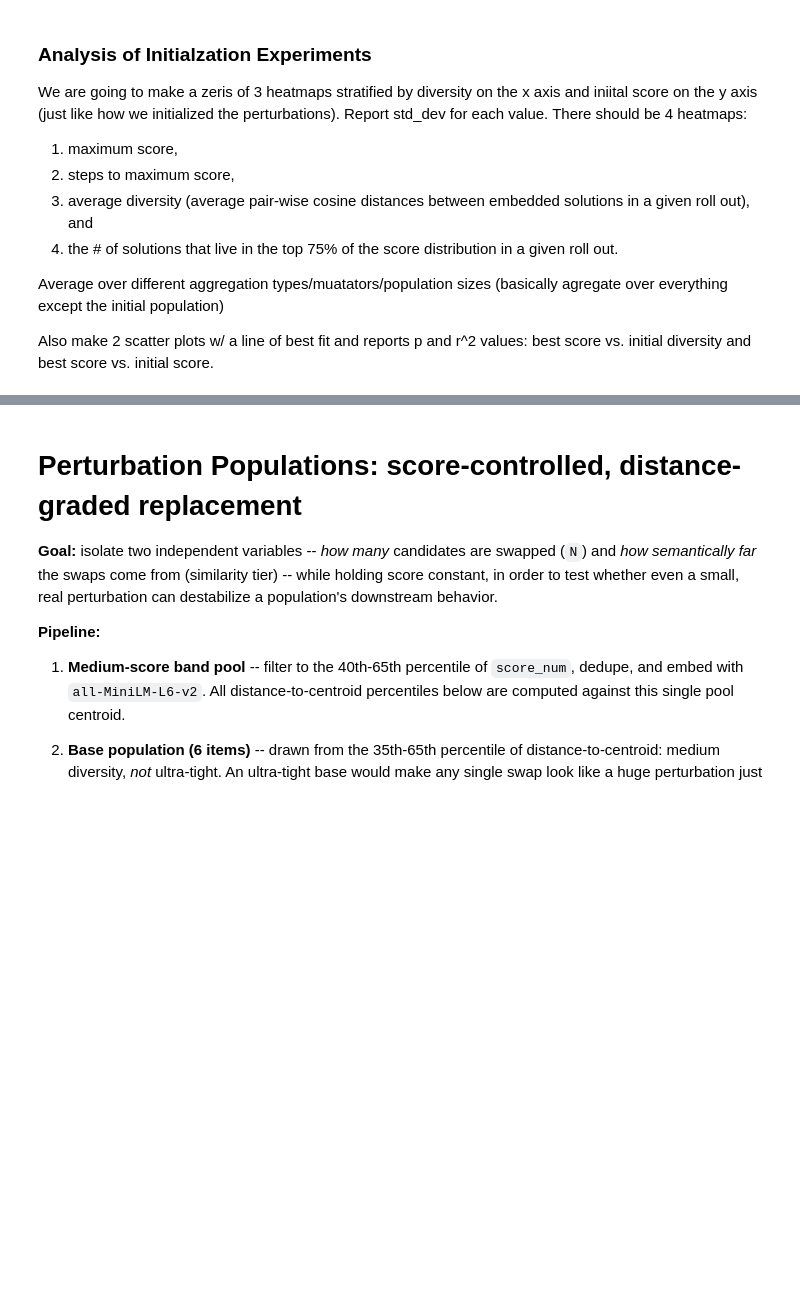
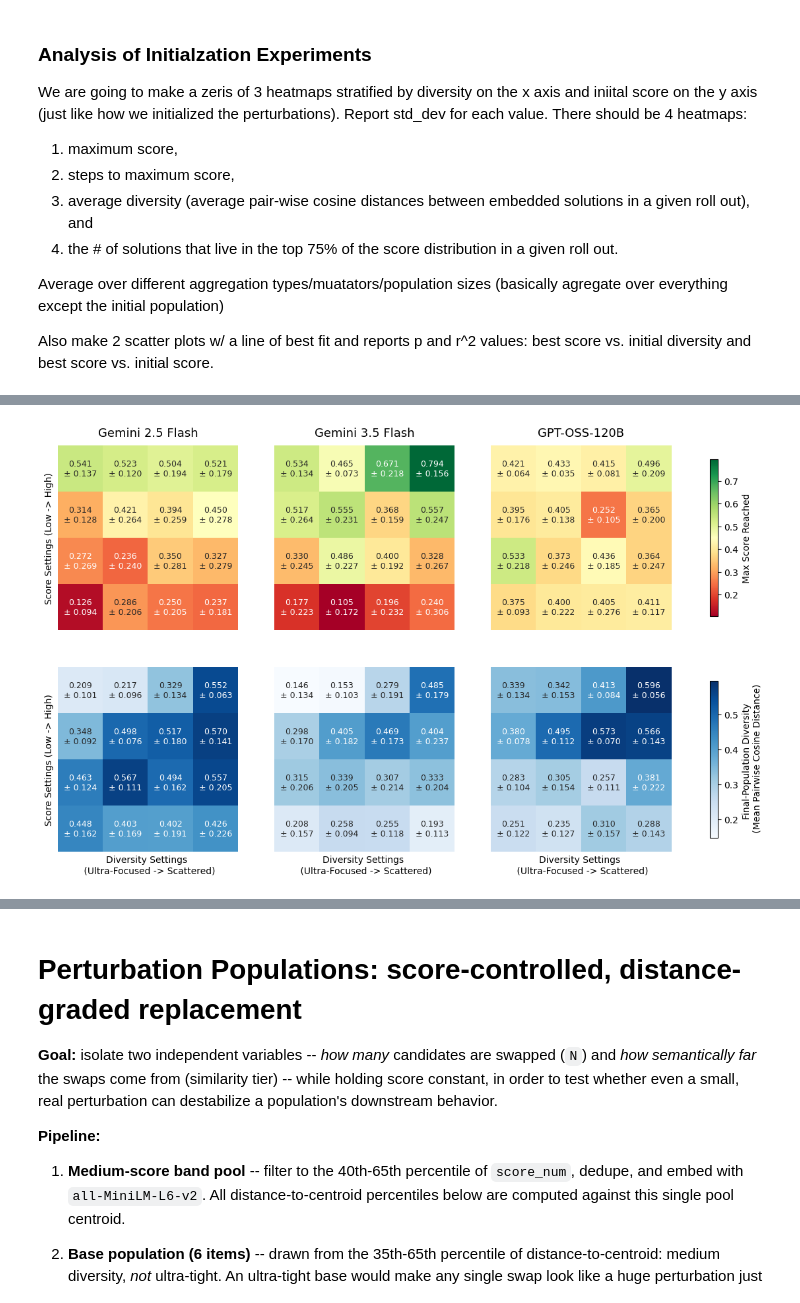
Before and after one commit to msakarvadia/llm_optimizer, a Jupyter notebook: notebooks/Curating_Initial_Populations_for_Discovery_Roll_Outs.ipynb, the cells around one changed output, grey strips where cells are left out. Cells and saved outputs as stored; diff of their text form; code cells hidden in the pictures; blank space fills up the shorter version.

```diff
--- a/notebooks/Curating_Initial_Populations_for_Discovery_Roll_Outs.ipynb
+++ b/notebooks/Curating_Initial_Populations_for_Discovery_Roll_Outs.ipynb
@@ -608,0 +804,60 @@ plt.show()
+# %%
+# --- Figure 1: 2x3 heatmap grid (metric x model), noise=0.0 only ---
+noise0_agg = rollout_agg[rollout_agg['Noise'] == 'noise=0.0']
+
+fig1_specs = [
+    ('max_score', 'RdYlGn', 'Max Score Reached'),
+    ('avg_diversity', 'Blues', 'Final-Population Diversity \n (Mean Pairwise Cosine Distance)'),
+]
+
+fig, axes = plt.subplots(2, 3, figsize=(15, 8))
+#fig.suptitle("No-Noise Baseline: Max Score & Diversity Across Models", fontsize=15, y=1.02)
+
+for row_idx, (metric, cmap, metric_title) in enumerate(fig1_specs):
+    # Shared color scale across all 3 models for this metric, so a single colorbar can
+    # serve the whole row and colors are directly comparable model-to-model.
+    model_mats = {}
+    for model_label in MODEL_ORDER:
+        model_data = noise0_agg[noise0_agg['Model'] == model_label]
+        mean_mat = model_data.pivot(index='Row', columns='Column', values=f'{metric}_mean').reindex(index=row_order, columns=col_order)
+        model_mats[model_label] = mean_mat
+
+    vmin = min(mat.min().min() for mat in model_mats.values())
+    vmax = max(mat.max().max() for mat in model_mats.values())
+
+    for col_idx, model_label in enumerate(MODEL_ORDER):
+        ax = axes[row_idx, col_idx]
+        model_data = noise0_agg[noise0_agg['Model'] == model_label]
+        mean_mat = model_mats[model_label]
+        sd_mat = model_data.pivot(index='Row', columns='Column', values=f'{metric}_std').reindex(index=row_order, columns=col_order)
+
+        labels = mean_mat.copy().astype(str)
+        for r in row_order:
+            for c in col_order:
+                labels.loc[r, c] = f"{mean_mat.loc[r, c]:.3f}\n± {sd_mat.loc[r, c]:.3f}"
+
+        # xticklabels/yticklabels=False drops the Row/Col category labels -- the model
+        # title (top row only) and the row-level colorbar label already identify each
+        # panel, and Row/Col identity isn't needed to read the heatmap itself.
+        sns.heatmap(mean_mat, annot=labels.values, fmt="", cmap=cmap, ax=ax,
+                    vmin=vmin, vmax=vmax, cbar=False, annot_kws={"size": 9},
+                    xticklabels=False, yticklabels=False)
+        if row_idx == 0:
+            ax.set_title(model_label, fontsize=13, pad=10)
+        if row_idx == len(fig1_specs) - 1:
+            ax.set_xlabel('Diversity Settings \n (Ultra-Focused -> Scattered)')
+        else:
+            # sns.heatmap auto-sets xlabel from the pivoted DataFrame's columns.name
+            # ('Column') unless overridden -- clear it so only the bottom row's shared
+            # label shows.
+            ax.set_xlabel('')
+        ax.set_ylabel('Score Settings (Low -> High)' if col_idx == 0 else '')
+
+    # One shared colorbar per row, keyed off any one of the row's (identically-scaled) heatmaps.
+    mappable = axes[row_idx, -1].collections[0]
+    fig.colorbar(mappable, ax=axes[row_idx, :].tolist(), label=metric_title, shrink=0.85)
+
+fig.savefig("figs/initialization_heatmaps.pdf", dpi=300, bbox_inches="tight")
+plt.show()
+# %% [output]
+[figure, added]
```
Also changed, not shown: parts of 8 cells of this notebook.
